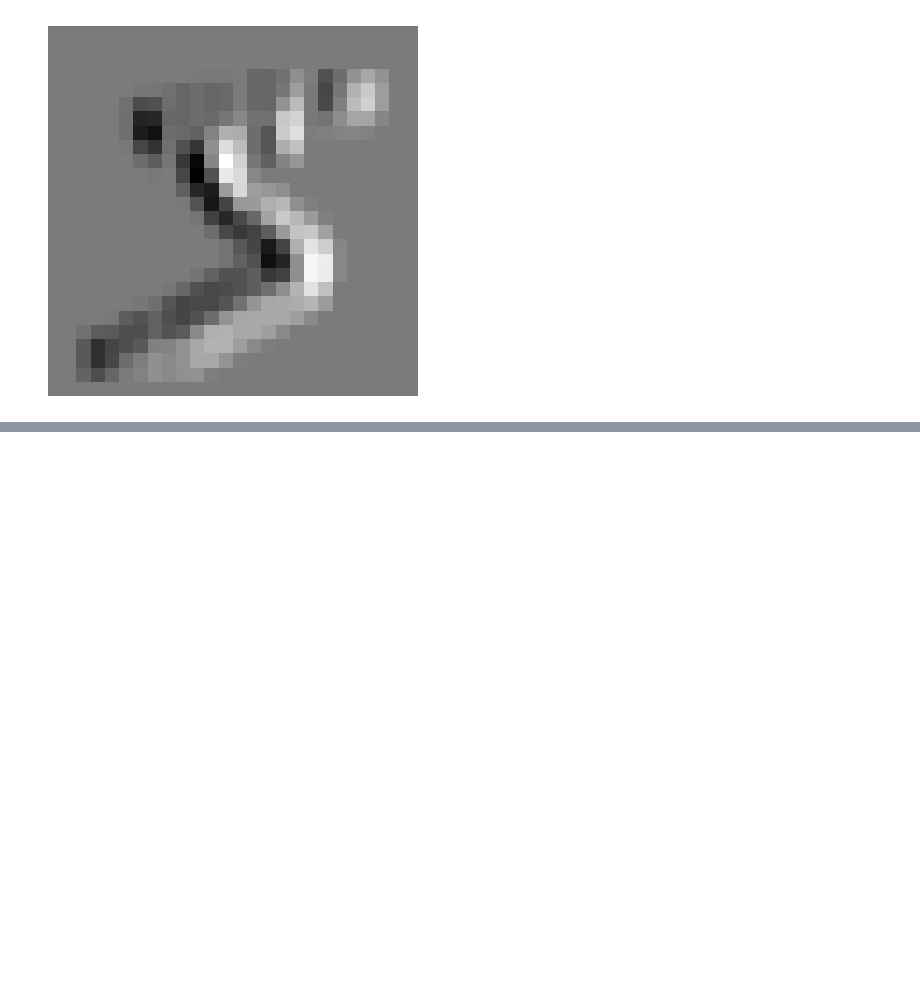
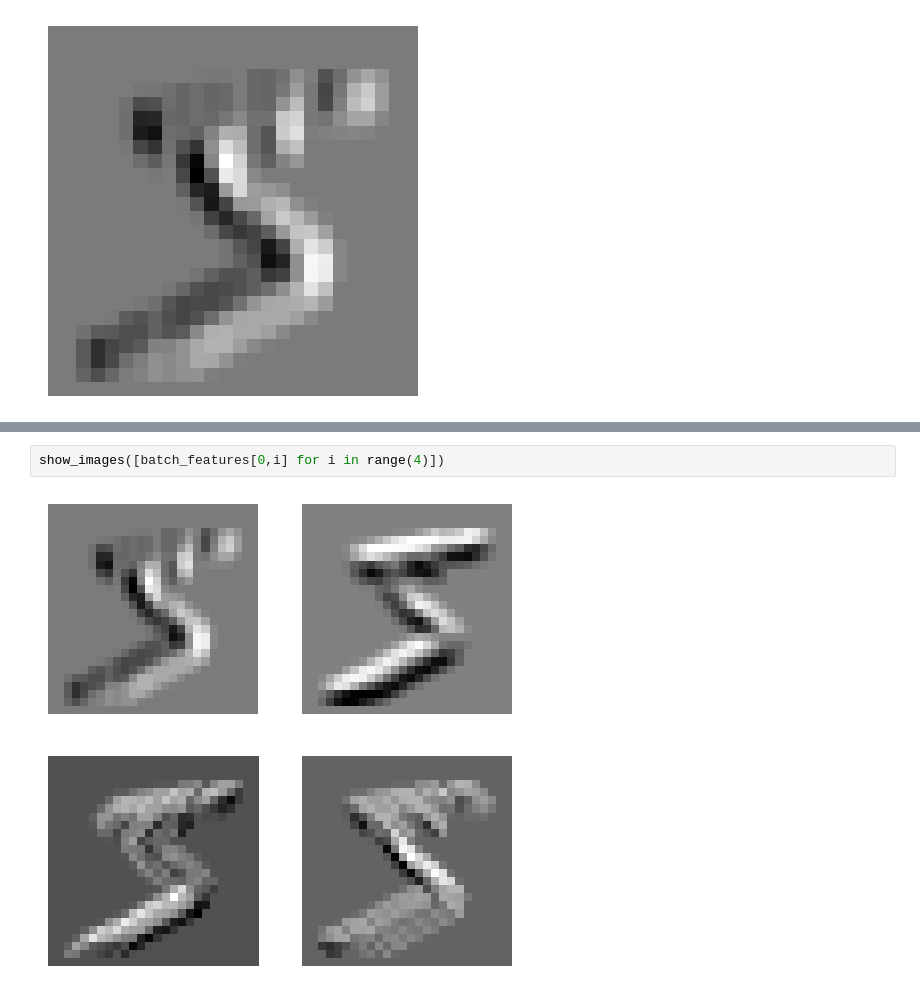
Before and after one commit to daspartho/fastai-part2, a Jupyter notebook: convolutions.ipynb, the cells around one changed output, grey strips where cells are left out. Drawn from its saved outputs; the diff is of its cells as text; blank space fills up the shorter version.

```diff
--- a/convolutions.ipynb
+++ b/convolutions.ipynb
@@ -110,0 +198,4 @@ show_image(right_edge_img)
+# %%
+show_images([batch_features[0,i] for i in range(4)])
+# %% [output]
+[figure, added]
```
Also changed, not shown: parts of 16 cells of this notebook.
